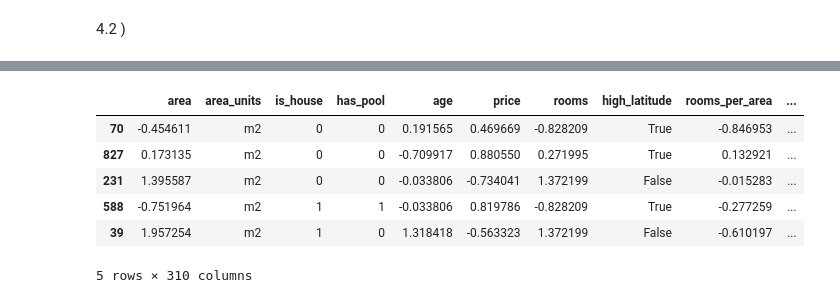
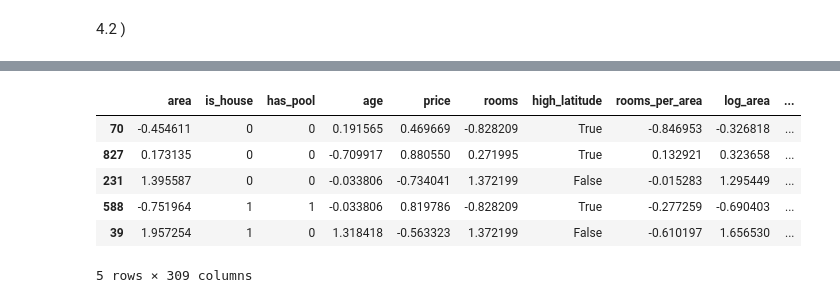
Before and after one commit to NazaGonella/TP01-machine-learning, a Jupyter notebook: Entrega_TP1_04.ipynb, the cells around one changed output, grey strips where cells are left out. Drawn from its saved outputs; the diff is of its cells as text; code cells hidden in the pictures.

```diff
--- a/Entrega_TP1_04.ipynb
+++ b/Entrega_TP1_04.ipynb
@@ -37,7 +37,7 @@ Nuevas features <br><br>
 engineered_data.casas_dev['high_latitude'] = np.where(engineered_data.casas_dev['lat'] > 0, True, False)
 engineered_data.casas_dev['rooms_per_area'] = engineered_data.casas_dev['rooms'] / engineered_data.casas_dev['area']
 engineered_data.casas_dev['log_area'] = np.log(engineered_data.casas_dev['area'])
-engineered_data.casas_dev = engineered_data.casas_dev.drop(columns=['lon', 'lat'])
+engineered_data.casas_dev = engineered_data.casas_dev.drop(columns=['lon', 'lat', 'area_units'])
 engineered_data.casas_dev.info()
 # %% [output]
 <class 'pandas.core.frame.DataFrame'>
@@ -103,12 +109,12 @@ for caract in ['rooms', 'age', 'high_latitude', 'rooms_per_area', 'log_area']:
 # %%
 new_columns : dict[str, float] = {}
-other_features = ['rooms', 'age', 'high_latitude', 'rooms_per_area', 'log_area']
+numeric_features = ['area', 'rooms', 'age', 'high_latitude', 'rooms_per_area', 'log_area']
 for i in range(2, 62):
-    other_features.append(f'area^{i}')
-    other_features.append(f'age^{i}')
-    other_features.append(f'rooms^{i}')
-    other_features.append(f'rooms_per_area^{i}')
-    other_features.append(f'log_area^{i}')
+    numeric_features.append(f'area^{i}')
+    numeric_features.append(f'age^{i}')
+    numeric_features.append(f'rooms^{i}')
+    numeric_features.append(f'rooms_per_area^{i}')
+    numeric_features.append(f'log_area^{i}')
     new_columns[f'area^{i}'] = engineered_data.casas_dev['area'] ** i
     new_columns[f'age^{i}'] = engineered_data.casas_dev['age'] ** i
     new_columns[f'rooms^{i}'] = engineered_data.casas_dev['rooms'] ** i
@@ -127,20 +133,20 @@ engineered_data.casas_dev.head()
 # %%
 train : pd.DataFrame
 validation : pd.DataFrame
 train, validation = data_handler.get_train_and_validation_sets(engineered_data.casas_dev, train_fraction=0.8, seed=42)
 train_standarized : pd.DataFrame = prepro.standarize_numeric_columns(train, excluded_columns=set(['lat', 'lon', 'is_house', 'has_pool', 'area_units', 'high_latitude']))
 validation_standarized : pd.DataFrame = prepro.standarize_numeric_columns(validation, excluded_columns=set(['lat', 'lon', 'is_house', 'has_pool', 'area_units', 'high_latitude']))
 # other_features = ['area', 'price', 'age', 'rooms', 'high_latitude']
-train_means : dict[str, float] = {f : train[f].mean() for f in other_features}
-train_stds : dict[str, float] = {f : train[f].std() for f in other_features}
-validation_means : dict[str, float] = {f : validation[f].mean() for f in other_features}
-validation_stds : dict[str, float] = {f : validation[f].std() for f in other_features}
+train_means : dict[str, float] = {f : train[f].mean() for f in numeric_features}
+train_stds : dict[str, float] = {f : train[f].std() for f in numeric_features}
+validation_means : dict[str, float] = {f : validation[f].mean() for f in numeric_features}
+validation_stds : dict[str, float] = {f : validation[f].std() for f in numeric_features}
 train_standarized.head()
 # %% [output]
-|  | area | area_units | is_house | has_pool | age | price | rooms | high_latitude | rooms_per_area | ... |
-| 70 | -0.454611 | m2 | 0 | 0 | 0.191565 | 0.469669 | -0.828209 | True | -0.846953 | ... |
-| 827 | 0.173135 | m2 | 0 | 0 | -0.709917 | 0.880550 | 0.271995 | True | 0.132921 | ... |
-| 231 | 1.395587 | m2 | 0 | 0 | -0.033806 | -0.734041 | 1.372199 | False | -0.015283 | ... |
-| 588 | -0.751964 | m2 | 1 | 1 | -0.033806 | 0.819786 | -0.828209 | True | -0.277259 | ... |
-| 39 | 1.957254 | m2 | 1 | 0 | 1.318418 | -0.563323 | 1.372199 | False | -0.610197 | ... |
+|  | area | is_house | has_pool | age | price | rooms | high_latitude | rooms_per_area | log_area | ... |
+| 70 | -0.454611 | 0 | 0 | 0.191565 | 0.469669 | -0.828209 | True | -0.846953 | -0.326818 | ... |
+| 827 | 0.173135 | 0 | 0 | -0.709917 | 0.880550 | 0.271995 | True | 0.132921 | 0.323658 | ... |
+| 231 | 1.395587 | 0 | 0 | -0.033806 | -0.734041 | 1.372199 | False | -0.015283 | 1.295449 | ... |
+| 588 | -0.751964 | 1 | 1 | -0.033806 | 0.819786 | -0.828209 | True | -0.277259 | -0.690403 | ... |
+| 39 | 1.957254 | 1 | 0 | 1.318418 | -0.563323 | 1.372199 | False | -0.610197 | 1.656530 | ... |
-5 rows × 310 columns
+5 rows × 309 columns
```
Also changed, not shown: parts of 8 cells of this notebook, 2 other files.
